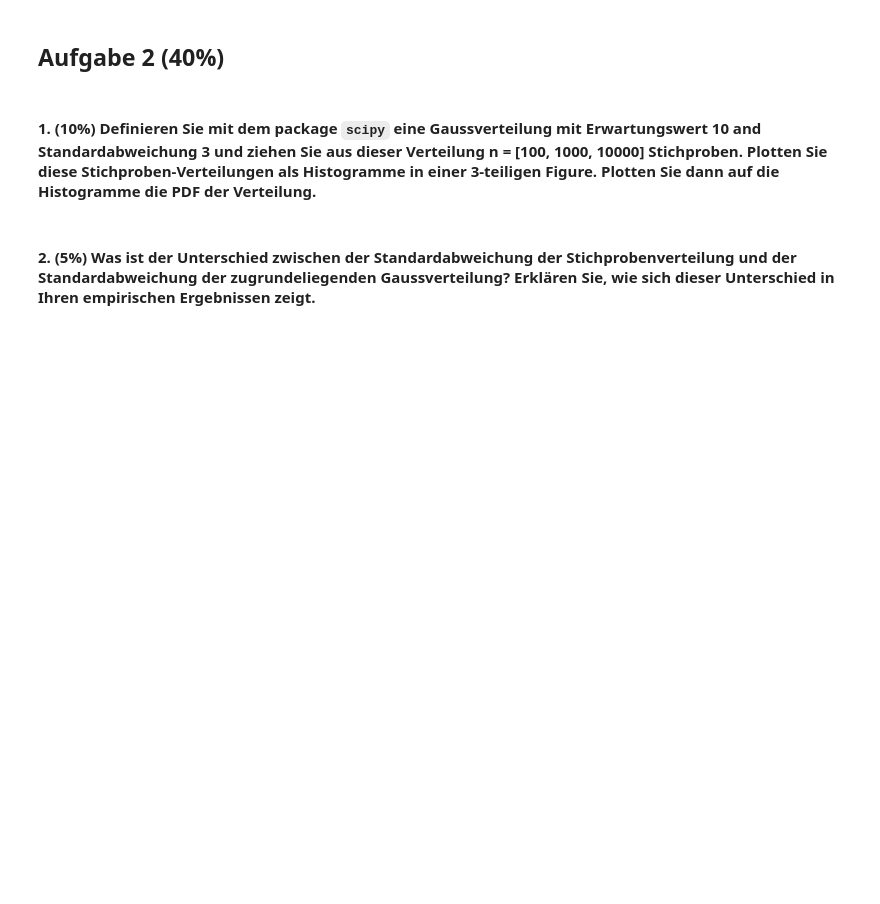
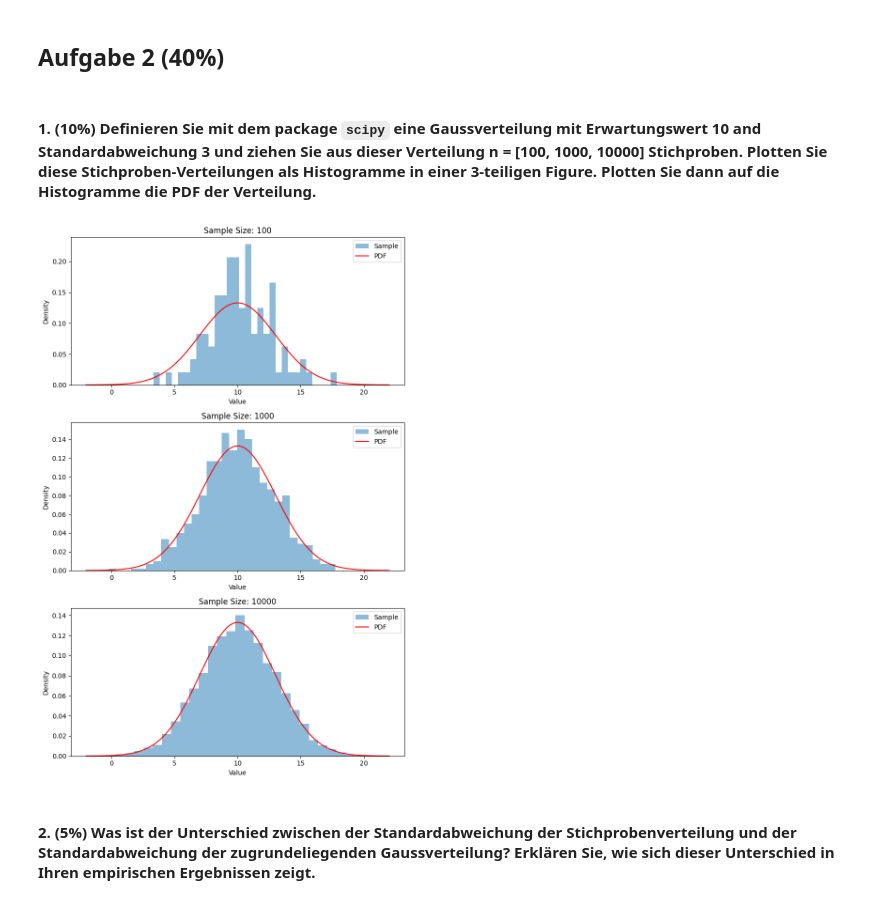
Before and after one commit to dfgsteam/data-science_basics, a Jupyter notebook: week06/Exercise.ipynb, the cells around one changed output. Saved outputs shown, nothing was run; the diff lists cells and outputs as text; code cells hidden in the pictures; blank space fills up the shorter version.

```diff
--- a/week06/Exercise.ipynb
+++ b/week06/Exercise.ipynb
@@ -30,5 +85,42 @@ Laden Sie das Titanic Dataset als Pandas DataFrame. Beantworten Sie folgende Fra
 ## Aufgabe 2 (40%)
 # %% [markdown]
 #### 1. (10%) Definieren Sie mit dem package `scipy` eine Gaussverteilung mit Erwartungswert 10 and Standardabweichung 3 und ziehen Sie aus dieser Verteilung n = [100, 1000, 10000] Stichproben. Plotten Sie diese Stichproben-Verteilungen als Histogramme in einer 3-teiligen Figure. Plotten Sie dann auf die Histogramme die PDF der Verteilung.
+# %%
+import numpy as np
+from scipy.stats import norm
+
+import matplotlib.pyplot as plt
+
+# Define the parameters of the Gaussian distribution
+mean = 10
+std_dev = 3
+
+# Draw samples from the Gaussian distribution
+sample_sizes = [100, 1000, 10000]
+samples = [np.random.normal(mean, std_dev, size) for size in sample_sizes]
+
+# Create a 3x1 subplot figure
+fig, axs = plt.subplots(3, 1, figsize=(8, 12))
+
+# Plot the histograms of the samples
+for i, sample in enumerate(samples):
+    axs[i].hist(sample, bins=30, density=True, alpha=0.5, label='Sample')
+    axs[i].set_xlabel('Value')
+    axs[i].set_ylabel('Density')
+    axs[i].set_title(f'Sample Size: {sample_sizes[i]}')
+
+    # Plot the PDF of the Gaussian distribution
+    x = np.linspace(mean - 4 * std_dev, mean + 4 * std_dev, 100)
+    y = norm.pdf(x, mean, std_dev)
+    axs[i].plot(x, y, 'r-', label='PDF')
+    axs[i].legend()
+
+# Adjust the spacing between subplots
+fig.tight_layout()
+
+# Show the plot
+plt.show()
+# %% [output]
+[figure, added]
 # %% [markdown]
 #### 2. (5%) Was ist der Unterschied zwischen der Standardabweichung der Stichprobenverteilung und der Standardabweichung der zugrundeliegenden Gaussverteilung? Erklären Sie, wie sich dieser Unterschied in Ihren empirischen Ergebnissen zeigt.
```
Also changed, not shown: parts of 11 cells of this notebook.
